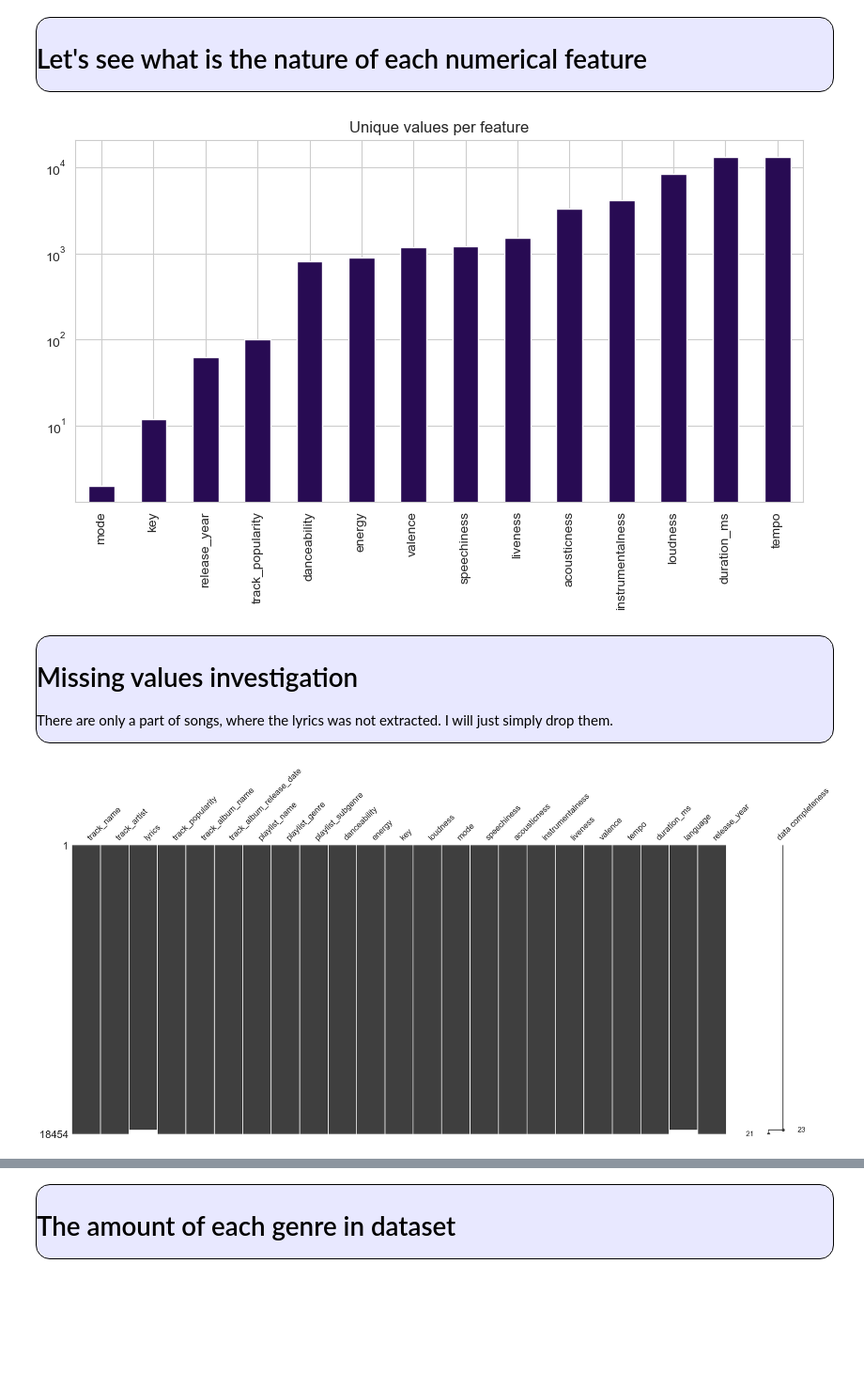
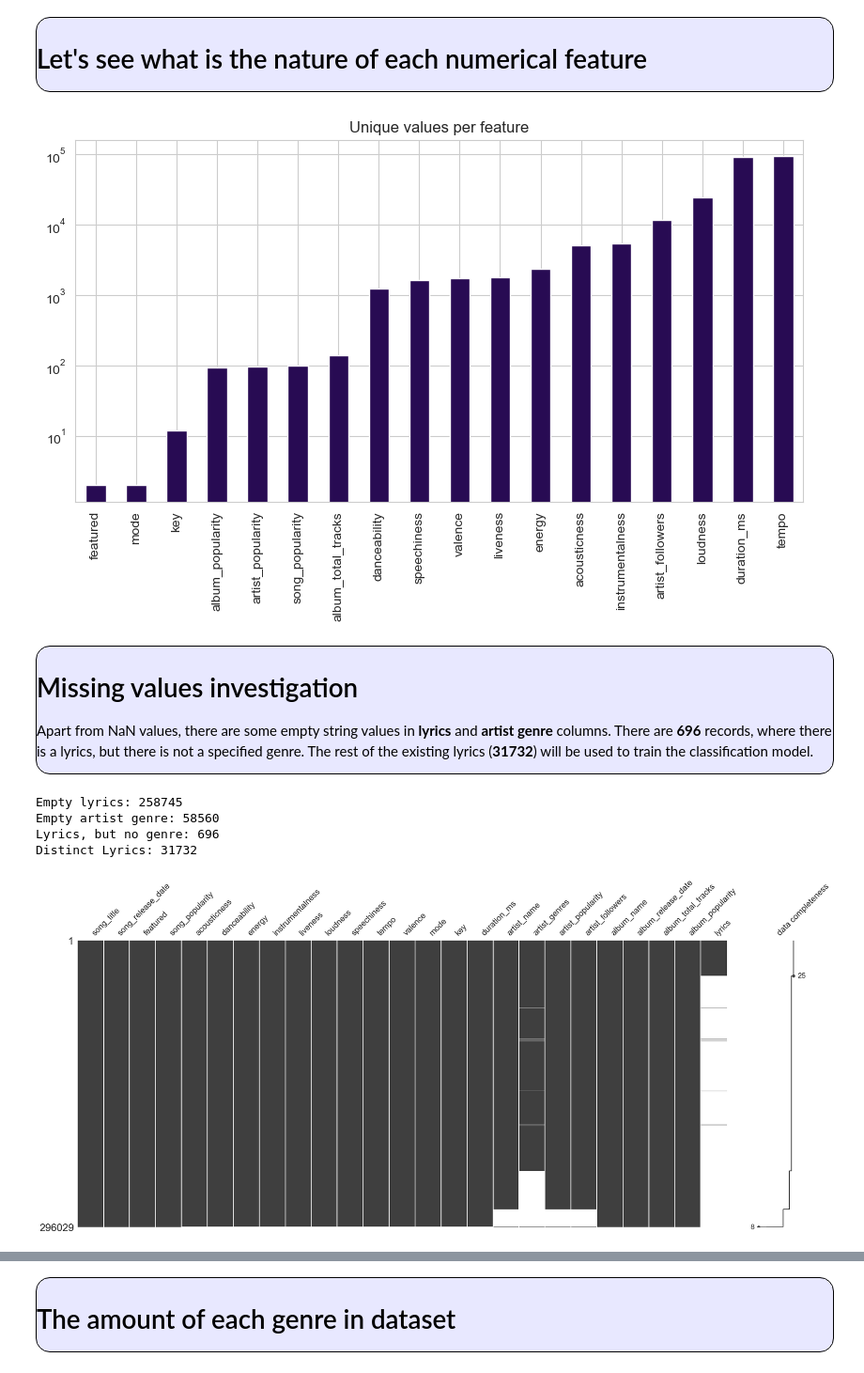
Before and after one commit to milonpabis/songs-over-years-analysis, a Jupyter notebook: songs-EDA.ipynb, the cells around one changed output, grey strips where cells are left out. Shown at 94% size. Cells and saved outputs as stored; diff of their text form; code cells hidden in the pictures; blank space fills up the shorter version.

```diff
--- a/songs-EDA.ipynb
+++ b/songs-EDA.ipynb
@@ -28,14 +29,17 @@ import matplotlib.pyplot as plt
 import seaborn as sns
 import missingno as msno
 import scipy as sp
+from db_management.db import SongsDB
+from datetime import datetime
 
 sns.set_style("whitegrid")
 sns.set_palette("inferno")
+database = SongsDB()
 # %% [markdown]
 <div style="background: rgb(232, 232, 255); padding-left: 10px; border: 1px solid black; font-family: Monospace; border-radius: 15px; box-shadow: 2px 2px 0px 0px rgba(0,0,0,0.7);">
 
 # Let's load the data
 # %%
-df_lyrics = pd.read_csv("data/spotify_songs_lyrics.csv")
+df_lyrics = database.get_data()
 df_lyrics.head(2)
 # %% [output]
@@ -50,4 +56,3 @@ df_lyrics.head(2)
 # %%
-df_lyrics["release_year"] = df_lyrics["track_album_release_date"].str[:4].astype(int)
-df_lyrics["release_year"].head(2)
+df_lyrics.info()
 # %% [output]
@@ -80,19 +78,35 @@ memory usage: 3.2+ MB
 
 # Let's see what is the nature of each numerical feature
 # %%
-unique_values = df.select_dtypes(include="number").nunique().sort_values()
+unique_values = df_lyrics.select_dtypes(include="number").nunique().sort_values()
 unique_values.plot.bar(figsize=(10,5), title="Unique values per feature", logy=True)
 plt.show()
 # %% [output]
-[figure, old version]
+[figure, new version]
 # %% [markdown]
 <div style="background: rgb(232, 232, 255); padding-left: 10px; border: 1px solid black; font-family: Monospace; border-radius: 15px; box-shadow: 2px 2px 0px 0px rgba(0,0,0,0.7);">
 
 # Missing values investigation
 
-There are only a part of songs, where the lyrics was not extracted. I will just simply drop them.
+Apart from NaN values, there are some empty string values in **lyrics** and **artist genre** columns. There are **696** records, where there is a lyrics, but there is not a specified genre. The rest of the existing lyrics (**31732**) will be used to train the classification model.
+# %%
+no_lyrics = (df_lyrics["lyrics"] == "") | (df_lyrics["lyrics"].isna())
+no_genres = (df_lyrics["artist_genres"] == "") | (df_lyrics["artist_genres"].isna())
+
+print("Empty lyrics:", len(df_lyrics[no_lyrics]))
+print("Empty artist genre:", len(df_lyrics[no_genres]))
+print("Lyrics, but no genre:", len(df_lyrics[no_genres & ~no_lyrics]))
+print("Distinct Lyrics:", len(df_lyrics[~no_lyrics & ~no_genres]["lyrics"].unique()))
+
+df_lyrics.loc[no_genres, "artist_genres"] = np.NaN
+df_lyrics.loc[no_lyrics, "lyrics"] = np.NaN
+# %% [output]
+Empty lyrics: 258745
+Empty artist genre: 58560
+Lyrics, but no genre: 696
+Distinct Lyrics: 31732
 # %%
-msno.matrix(df, labels=True, sort="descending")
+msno.matrix(df_lyrics, labels=True, sort="descending")
 plt.show()
 # %% [output]
-[figure, old version]
+[figure, new version]
```
Also changed, not shown: parts of 14 cells of this notebook, 2 other files.
